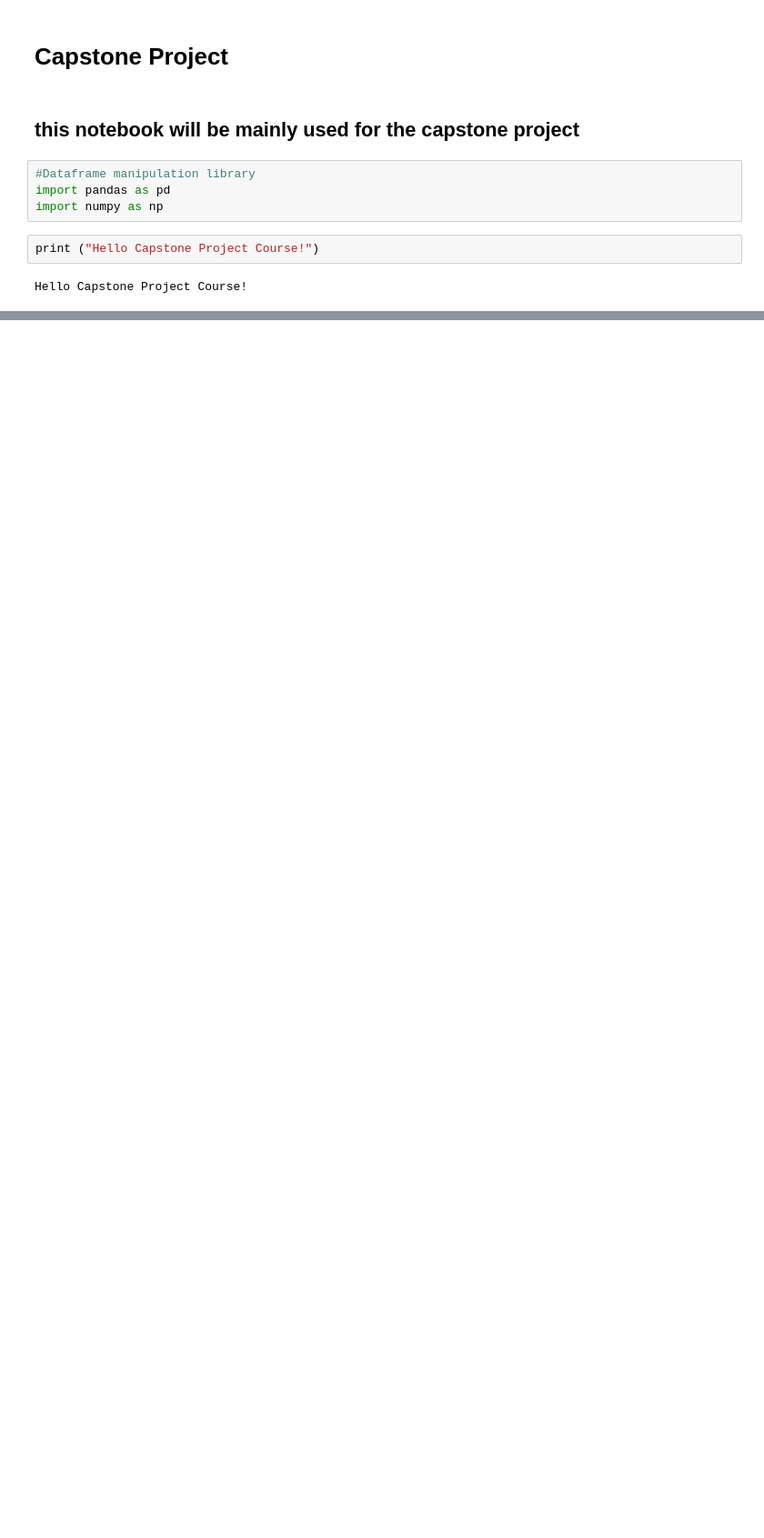
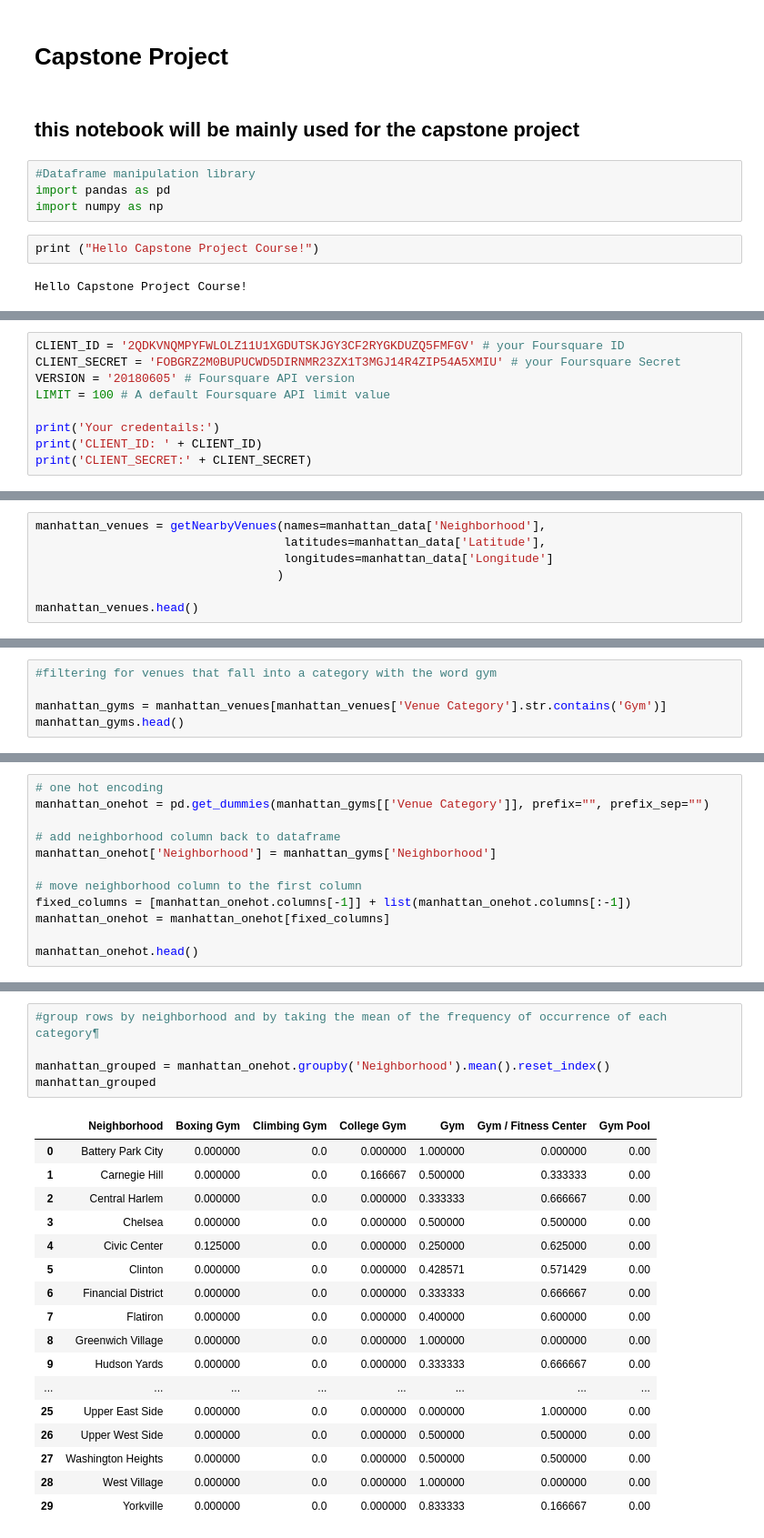
Before and after one commit to johgsin/Coursera_Capstone, a Jupyter notebook: Capstone_Notebook.ipynb, the cells around one changed output, grey strips where cells are left out. Shown: that part at 91% size. Saved outputs shown, nothing was run; the diff lists cells and outputs as text; blank space fills up the shorter version.

```diff
--- a/Capstone_Notebook.ipynb
+++ b/Capstone_Notebook.ipynb
@@ -18,0 +146,9 @@ Hello Capstone Project Course!
+# %%
+CLIENT_ID = '2QDKVNQMPYFWLOLZ11U1XGDUTSKJGY3CF2RYGKDUZQ5FMFGV' # your Foursquare ID
+CLIENT_SECRET = 'FOBGRZ2M0BUPUCWD5DIRNMR23ZX1T3MGJ14R4ZIP54A5XMIU' # your Foursquare Secret
+VERSION = '20180605' # Foursquare API version
+LIMIT = 100 # A default Foursquare API limit value
+
+print('Your credentails:')
+print('CLIENT_ID: ' + CLIENT_ID)
+print('CLIENT_SECRET:' + CLIENT_SECRET)
@@ -18,0 +201,7 @@ Hello Capstone Project Course!
+# %%
+manhattan_venues = getNearbyVenues(names=manhattan_data['Neighborhood'],
+                                   latitudes=manhattan_data['Latitude'],
+                                   longitudes=manhattan_data['Longitude']
+                                  )
+
+manhattan_venues.head()
@@ -18,0 +232,5 @@ Hello Capstone Project Course!
+# %%
+#filtering for venues that fall into a category with the word gym
+
+manhattan_gyms = manhattan_venues[manhattan_venues['Venue Category'].str.contains('Gym')]
+manhattan_gyms.head()
@@ -18,0 +266,12 @@ Hello Capstone Project Course!
+# %%
+# one hot encoding
+manhattan_onehot = pd.get_dummies(manhattan_gyms[['Venue Category']], prefix="", prefix_sep="")
+
+# add neighborhood column back to dataframe
+manhattan_onehot['Neighborhood'] = manhattan_gyms['Neighborhood']
+
+# move neighborhood column to the first column
+fixed_columns = [manhattan_onehot.columns[-1]] + list(manhattan_onehot.columns[:-1])
+manhattan_onehot = manhattan_onehot[fixed_columns]
+
+manhattan_onehot.head()
@@ -18,0 +285,23 @@ Hello Capstone Project Course!
+# %%
+#group rows by neighborhood and by taking the mean of the frequency of occurrence of each category¶
+
+manhattan_grouped = manhattan_onehot.groupby('Neighborhood').mean().reset_index()
+manhattan_grouped
+# %% [output]
+|  | Neighborhood | Boxing Gym | Climbing Gym | College Gym | Gym | Gym / Fitness Center | Gym Pool |
+| 0 | Battery Park City | 0.000000 | 0.0 | 0.000000 | 1.000000 | 0.000000 | 0.00 |
+| 1 | Carnegie Hill | 0.000000 | 0.0 | 0.166667 | 0.500000 | 0.333333 | 0.00 |
+| 2 | Central Harlem | 0.000000 | 0.0 | 0.000000 | 0.333333 | 0.666667 | 0.00 |
+| 3 | Chelsea | 0.000000 | 0.0 | 0.000000 | 0.500000 | 0.500000 | 0.00 |
+| 4 | Civic Center | 0.125000 | 0.0 | 0.000000 | 0.250000 | 0.625000 | 0.00 |
+| 5 | Clinton | 0.000000 | 0.0 | 0.000000 | 0.428571 | 0.571429 | 0.00 |
+| 6 | Financial District | 0.000000 | 0.0 | 0.000000 | 0.333333 | 0.666667 | 0.00 |
+| 7 | Flatiron | 0.000000 | 0.0 | 0.000000 | 0.400000 | 0.600000 | 0.00 |
+| 8 | Greenwich Village | 0.000000 | 0.0 | 0.000000 | 1.000000 | 0.000000 | 0.00 |
+| 9 | Hudson Yards | 0.000000 | 0.0 | 0.000000 | 0.333333 | 0.666667 | 0.00 |
+| ... | ... | ... | ... | ... | ... | ... | ... |
+| 25 | Upper East Side | 0.000000 | 0.0 | 0.000000 | 0.000000 | 1.000000 | 0.00 |
+| 26 | Upper West Side | 0.000000 | 0.0 | 0.000000 | 0.500000 | 0.500000 | 0.00 |
+| 27 | Washington Heights | 0.000000 | 0.0 | 0.000000 | 0.500000 | 0.500000 | 0.00 |
+| 28 | West Village | 0.000000 | 0.0 | 0.000000 | 1.000000 | 0.000000 | 0.00 |
+| 29 | Yorkville | 0.000000 | 0.0 | 0.000000 | 0.833333 | 0.166667 | 0.00 |
```
Also changed, not shown: parts of 35 cells of this notebook.
